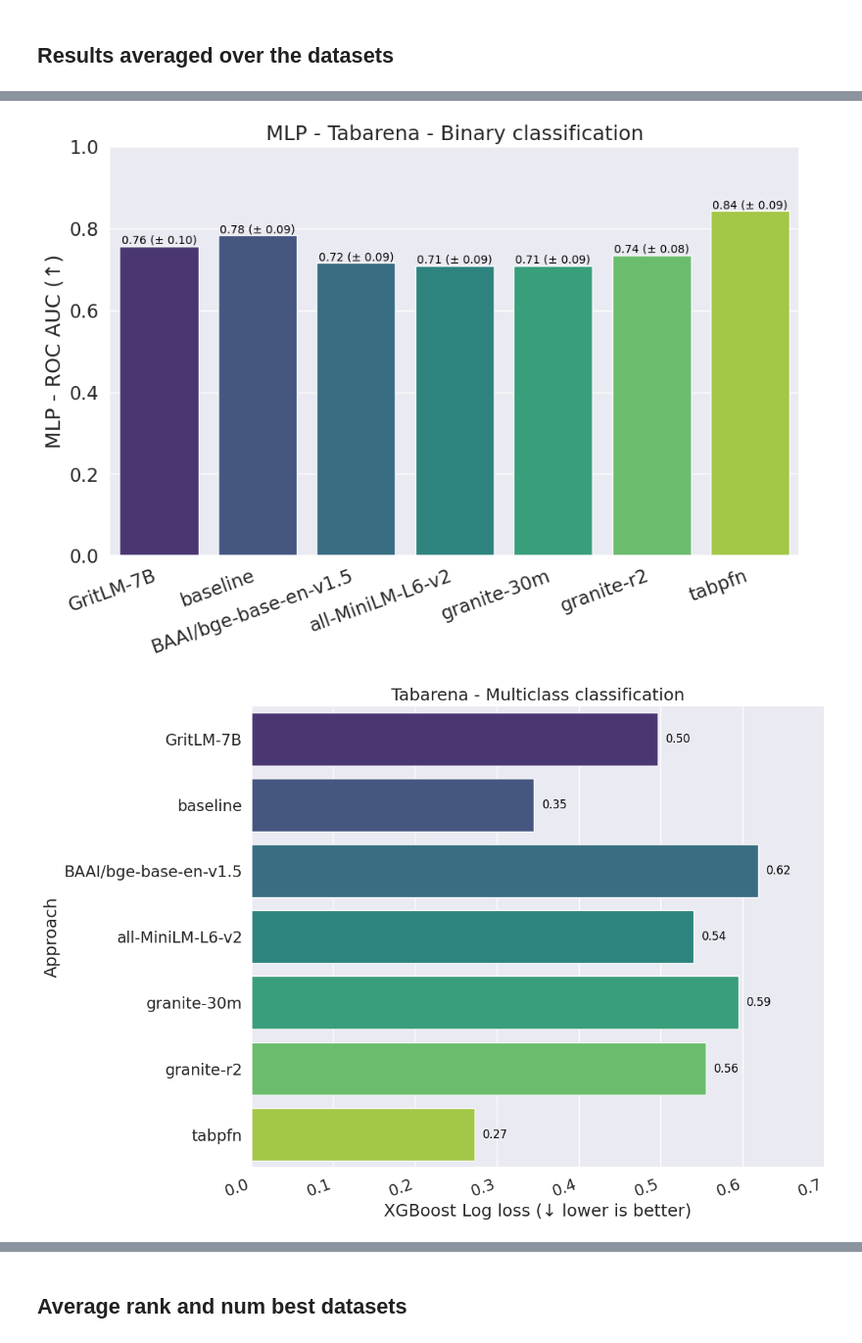
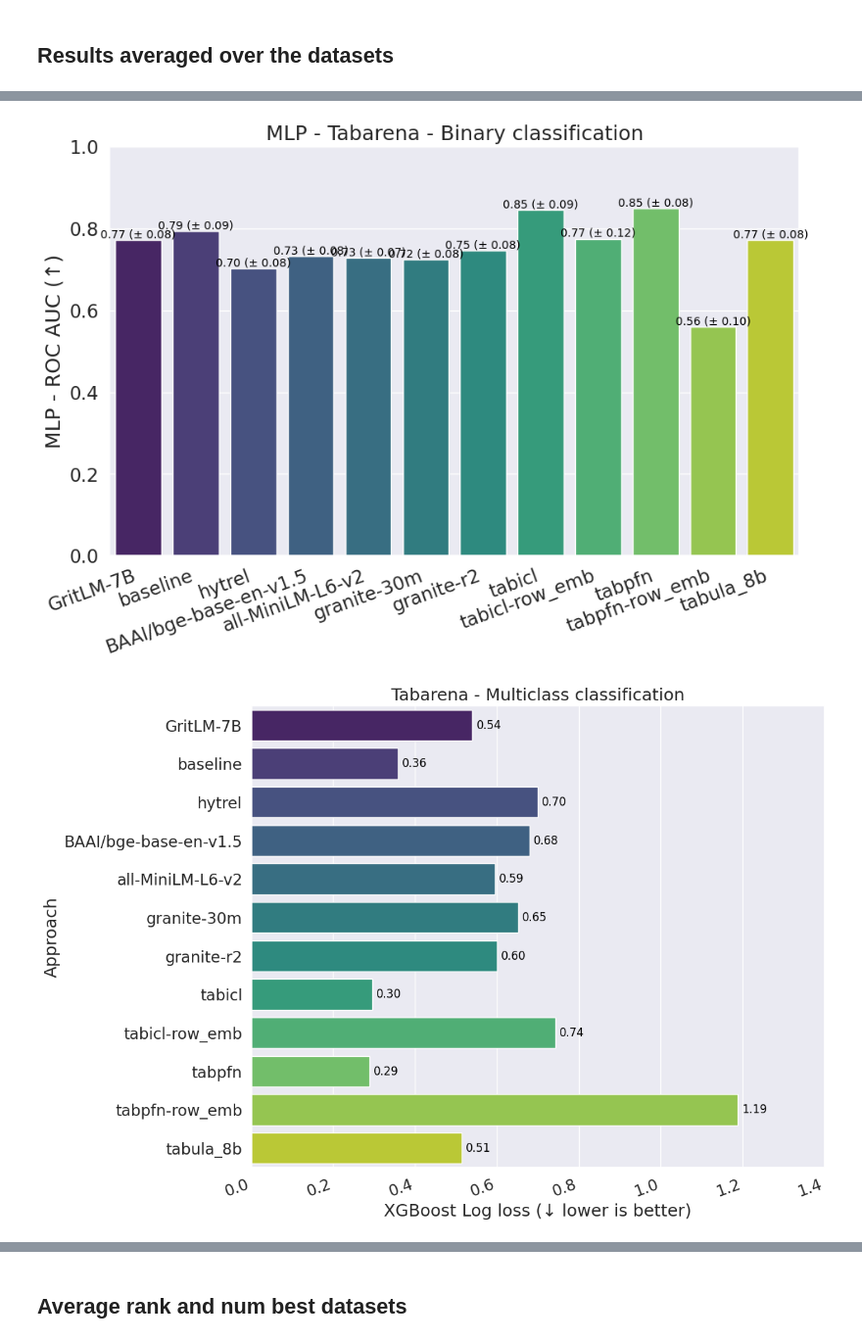
Before and after one commit to IBM/table-representation-evals, a Jupyter notebook: benchmark_src/results_processing/plots_predictive_ml.ipynb, the cells around one changed output, grey strips where cells are left out. Shown at 98% size. Cells and saved outputs as stored; diff of their text form; code cells hidden in the pictures.

Commit message:
Updated plotting

```diff
--- a/benchmark_src/results_processing/plots_predictive_ml.ipynb
+++ b/benchmark_src/results_processing/plots_predictive_ml.ipynb
@@ -18,8 +15,9 @@ from benchmark_src.results_processing.plots import row_similarity_plots, plot_in
 # %%
-results_folder = Path("../../results")
-assert results_folder.exists(), f"Could not find results folder at {results_folder}"
+# Create folders for the plots
+overall_results_folder = Path("../../results")
+assert overall_results_folder.exists(), f"Could not find results folder at {overall_results_folder}"
 
-predML_plots_folder = results_folder / "plots" / "predictive_ml"
+predML_plots_folder = overall_results_folder / "plots" / "predictive_ml"
 predML_plots_folder.mkdir(exist_ok=True)
 
 mlp_plots_folder = predML_plots_folder / "MLP_model"
@@ -27,7 +25,8 @@ mlp_plots_folder.mkdir(exist_ok=True)
 xgboost_plots_folder = predML_plots_folder / "XGBoost_model"
 xgboost_plots_folder.mkdir(exist_ok=True)
 # %%
-task_df = get_task_df(results_folder=results_folder, task_name="predictive_ml")
+# get only the predictiveML results
+task_df = get_task_df(results_folder=overall_results_folder, task_name="predictive_ml")
 task_df = create_plots.predictive_ml_add_task_type(task_df)
 # %% [output]
 Unique datasets (predictive_ml): 51
@@ -51,14 +54,19 @@ include_runs = [
 ]
 # %%
+
 include_runs = [
     ('GritLM', 'embedding_model=GritLM_GritLM-7B'),
     ('baseline', 'baseline'),
+    ('hytrel', 'hytrel'),
     ('sentence_transformer', 'embedding_model=BAAI_bge-base-en-v1.5,table_row_limit=100'),
     ('sentence_transformer', 'embedding_model=all-MiniLM-L6-v2,table_row_limit=100'),
     ('sentence_transformer', 'embedding_model=ibm-granite_granite-embedding-30m-english,table_row_limit=100'),
     ('sentence_transformer', 'embedding_model=ibm-granite_granite-embedding-english-r2,table_row_limit=100'),
-    #('tabicl', 'n_estimators=32'),
-    ('tabpfn', 'device=cuda'),
+    ('tabicl', 'n_estimators=32'),
+    ('tabicl', 'n_estimators=32,predML_based_on=row_embeddings'),
+    ('tabpfn', 'device=cuda,predML_based_on=custom_predictiveML_model'),
+    ('tabpfn', 'device=cuda,predML_based_on=row_embeddings'),
+    ('tabula_8b', 'batch_size=1,device=cuda,max_length=512,model_name=mlfoundations_tabula-8b,n_few_shot_examples=10,predML_based_on=row_embeddings'),
 ]
 # %%
 # Use the list to filter the original task_df
@@ -116,11 +129,6 @@ for task_type, task_type_df in task_type_groups:
                                                           dataset_name="aggregated",
                                                           plot_percentage_to_baseline=plot_percentage)
 
-        #filename = "binary_nonnumeric_linechart.png"
-        #predML_plots.create_nonnumeric_performance_plot(df=complete_results_df, task_type=task_type, metric_name=results_column, results_folder=predML_plots_folder, filename=filename)
-        #filename = "binary_num_columns.png"
-        #predML_plots.create_col_performance_plot(df=complete_results_df, task_type=task_type,metric_name=results_column, results_folder=predML_plots_folder, filename=filename)
-
         # create barplots per dataset
         unique_datasets = potentially_incomplete_results_df['dataset'].unique()
 
@@ -148,21 +156,15 @@ for task_type, task_type_df in task_type_groups:
         title = "Tabarena Multiclass Classification: Time Taken vs. Performance Reached"
 
         predML_plots.create_multiclass_barplot(df=complete_results_df, results_folder=predML_plots_folder)
-        #filename = "multiclass_nonnumeric_linechart.png"
-        #predML_plots.create_nonnumeric_performance_plot(df=complete_results_df, task_type=task_type,metric_name=results_column, results_folder=predML_plots_folder, filename=filename)
-        #filename = "multiclass_num_columns.png"
-        #predML_plots.create_col_performance_plot(df=complete_results_df, task_type=task_type,metric_name=results_column, results_folder=predML_plots_folder, filename=filename)
 
     elif task_type == "regression":
-        current_df = complete_results_df.loc[complete_results_df['Approach'] != "tabicl"] # tabicl does not support regression
-        results_column = 'XGBoost_rmse (↓)_mean'
-        title = "Tabarena Regression: Time Taken vs. Performance Reached"
+        pass
+        # TODO: need to fix plotting, something is off with the names
+        # current_df = complete_results_df.loc[complete_results_df['Approach'] != "tabicl"] # tabicl does not support regression
+        # results_column = 'XGBoost_rmse (↓)_mean'
+        # title = "Tabarena Regression: Time Taken vs. Performance Reached"
 
-        predML_plots.create_regression_barplot(df=current_df, results_folder=predML_plots_folder)
-        #filename = "regression_nonnumeric_linechart.png"
-        #predML_plots.create_nonnumeric_performance_plot(df=current_df, task_type=task_type, metric_name=results_column, results_folder=predML_plots_folder, filename=filename)
-        #filename = "regression_num_columns.png"
-        #predML_plots.create_col_performance_plot(df=current_df, task_type=task_type,metric_name=results_column, results_folder=predML_plots_folder, filename=filename)
+        # predML_plots.create_regression_barplot(df=current_df, results_folder=predML_plots_folder)
 
     else:
         raise ValueError(f"Task type unkown: {task_type}")
@@ -188,2 +182,2 @@ Unique datasets with full results(regression): 13
-[figure, old version]
+[figure, new version]
-[figure, old version]
+[figure, new version]
```
Also changed, not shown: parts of 12 cells of this notebook, 3 other files.
